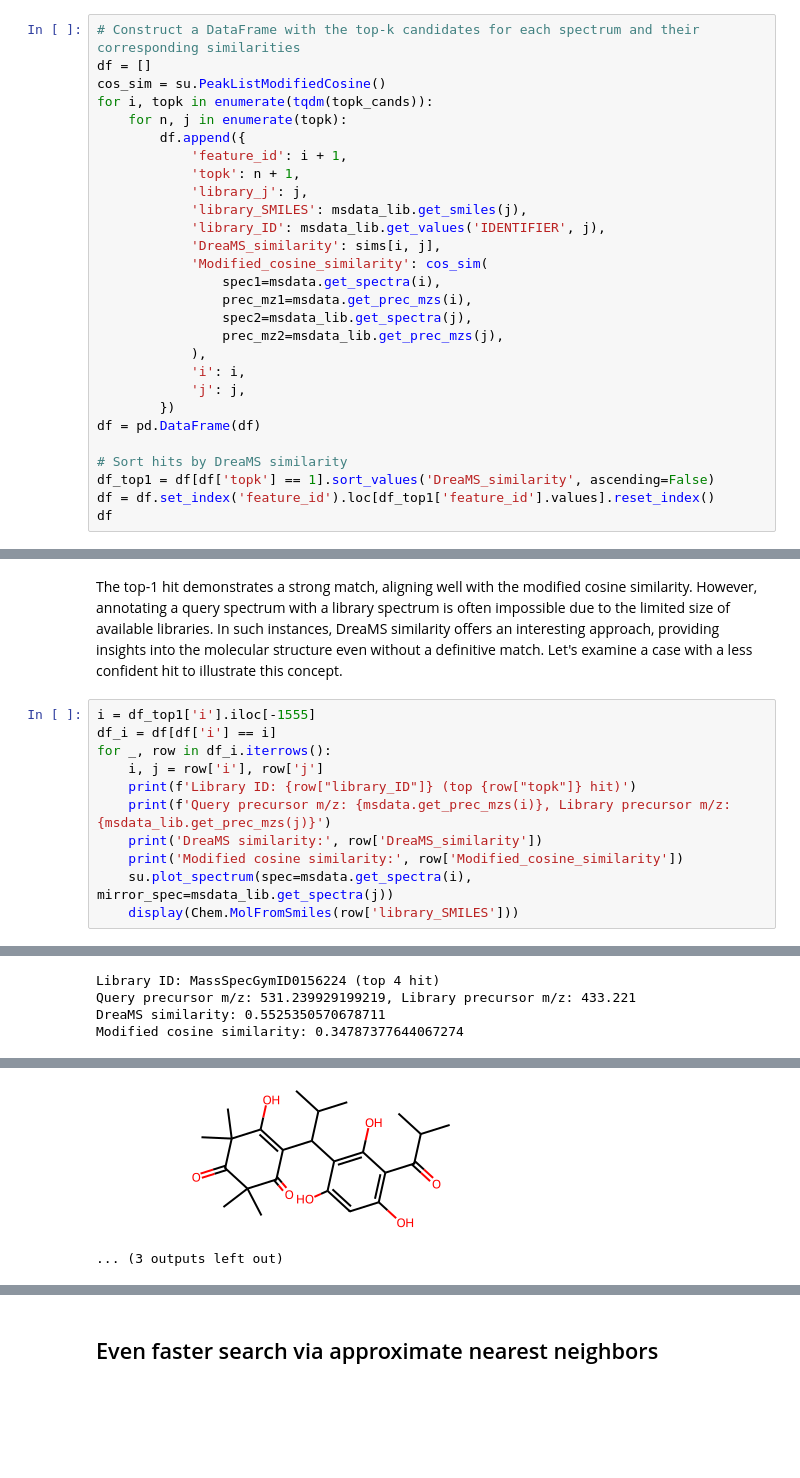
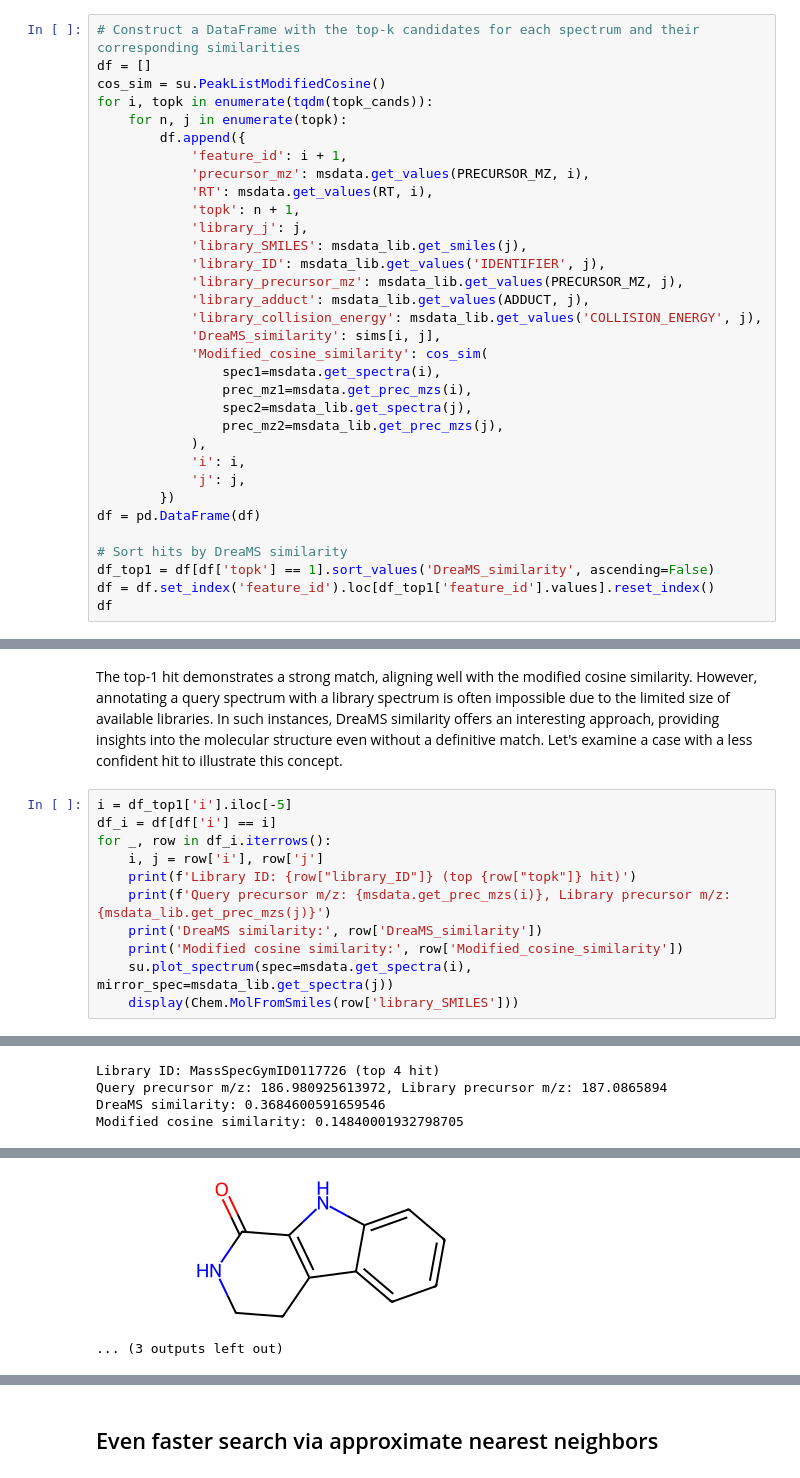
Before and after one commit to pluskal-lab/DreaMS, a Jupyter notebook: tutorials/library_matching.ipynb, the cells around one changed output, grey strips where cells are left out. Saved outputs shown, nothing was run; the diff lists cells and outputs as text; blank space fills up the shorter version.

Commit message:
Extend columns in library matching result

```diff
--- a/tutorials/library_matching.ipynb
+++ b/tutorials/library_matching.ipynb
@@ -65,10 +68,15 @@ for i, topk in enumerate(tqdm(topk_cands)):
     for n, j in enumerate(topk):
         df.append({
             'feature_id': i + 1,
+            'precursor_mz': msdata.get_values(PRECURSOR_MZ, i),
+            'RT': msdata.get_values(RT, i),
             'topk': n + 1,
             'library_j': j,
             'library_SMILES': msdata_lib.get_smiles(j),
             'library_ID': msdata_lib.get_values('IDENTIFIER', j),
+            'library_precursor_mz': msdata_lib.get_values(PRECURSOR_MZ, j),
+            'library_adduct': msdata_lib.get_values(ADDUCT, j),
+            'library_collision_energy': msdata_lib.get_values('COLLISION_ENERGY', j),
             'DreaMS_similarity': sims[i, j],
             'Modified_cosine_similarity': cos_sim(
                 spec1=msdata.get_spectra(i),
@@ -147,7 +155,7 @@ Modified cosine similarity: 0.1537209674611311
 # %% [markdown]
 The top-1 hit demonstrates a strong match, aligning well with the modified cosine similarity. However, annotating a query spectrum with a library spectrum is often impossible due to the limited size of available libraries. In such instances, DreaMS similarity offers an interesting approach, providing insights into the molecular structure even without a definitive match. Let's examine a case with a less confident hit to illustrate this concept.
 # %%
-i = df_top1['i'].iloc[-1555]
+i = df_top1['i'].iloc[-5]
 df_i = df[df['i'] == i]
 for _, row in df_i.iterrows():
     i, j = row['i'], row['j']
@@ -179,4 +187,4 @@ Modified cosine similarity: 0.18206195952752596
-Library ID: MassSpecGymID0156224 (top 4 hit)
-Query precursor m/z: 531.239929199219, Library precursor m/z: 433.221
-DreaMS similarity: 0.5525350570678711
-Modified cosine similarity: 0.34787377644067274
+Library ID: MassSpecGymID0117726 (top 4 hit)
+Query precursor m/z: 186.980925613972, Library precursor m/z: 187.0865894
+DreaMS similarity: 0.3684600591659546
+Modified cosine similarity: 0.14840001932798705
@@ -184,3 +192,3 @@ Modified cosine similarity: 0.34787377644067274
-[figure, old version]
+[figure, new version]
 ... (3 outputs left out)
 # %% [markdown]
```
Also changed, not shown: parts of 10 cells of this notebook.
